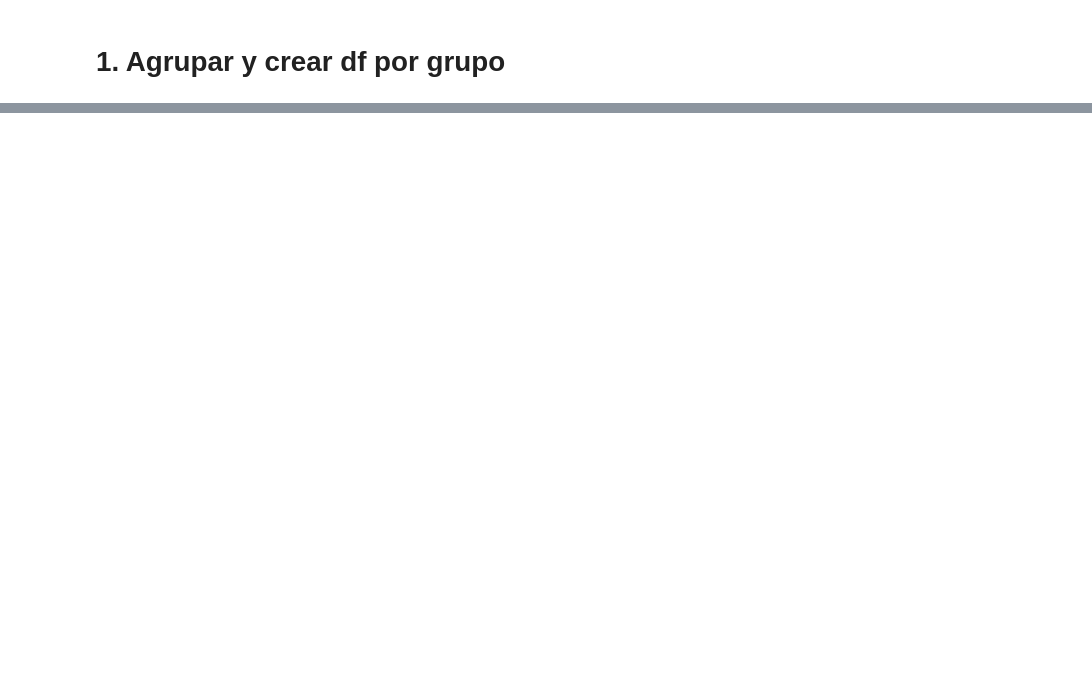
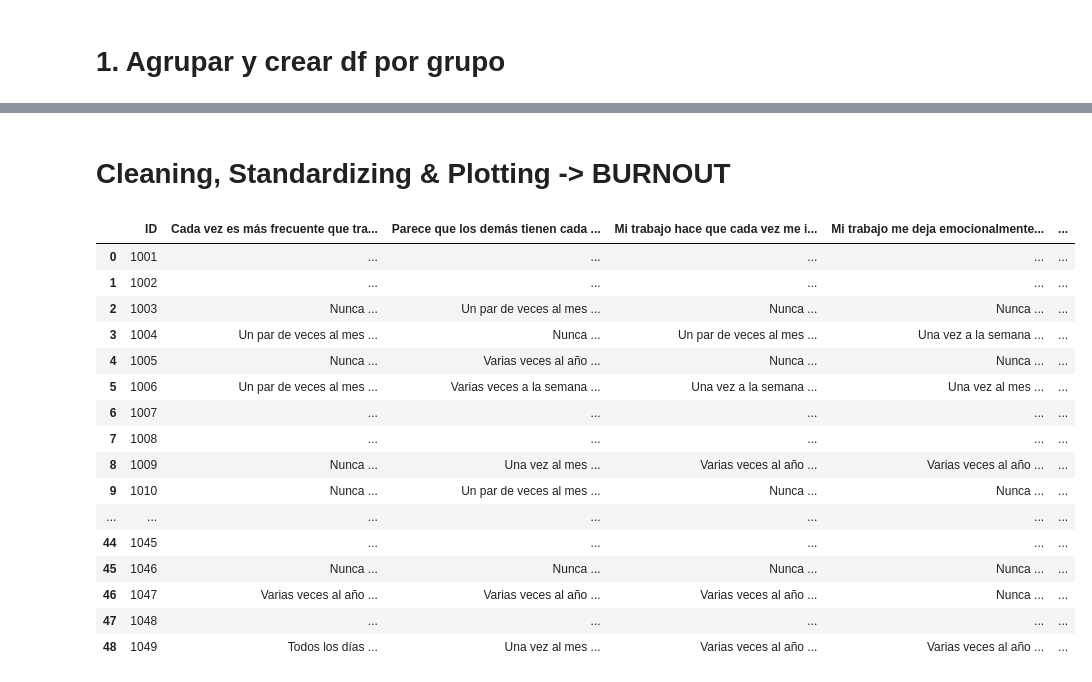
Before and after one commit to 0JCRG0/RetoCompletamente, a Jupyter notebook: DreamedJobAI/Reto_1.ipynb, the cells around one changed output, grey strips where cells are left out. Saved outputs shown, nothing was run; the diff lists cells and outputs as text; code cells hidden in the pictures; blank space fills up the shorter version.

```diff
--- a/DreamedJobAI/Reto_1.ipynb
+++ b/DreamedJobAI/Reto_1.ipynb
@@ -534,0 +357,23 @@ plot(fig, filename='scatter_plot.html')
+# %% [markdown]
+# Cleaning, Standardizing & Plotting -> BURNOUT
+# %%
+burnout_formulario_df = burnout_df.copy()
+burnout_formulario_df
+# %% [output]
+|  | ID | Cada vez es más frecuente que tra... | Parece que los demás tienen cada ... | Mi trabajo hace que cada vez me i... | Mi trabajo me deja emocionalmente... | ... |
+| 0 | 1001 | ... | ... | ... | ... | ... |
+| 1 | 1002 | ... | ... | ... | ... | ... |
+| 2 | 1003 | Nunca ... | Un par de veces al mes ... | Nunca ... | Nunca ... | ... |
+| 3 | 1004 | Un par de veces al mes ... | Nunca ... | Un par de veces al mes ... | Una vez a la semana ... | ... |
+| 4 | 1005 | Nunca ... | Varias veces al año ... | Nunca ... | Nunca ... | ... |
+| 5 | 1006 | Un par de veces al mes ... | Varias veces a la semana ... | Una vez a la semana ... | Una vez al mes ... | ... |
+| 6 | 1007 | ... | ... | ... | ... | ... |
+| 7 | 1008 | ... | ... | ... | ... | ... |
+| 8 | 1009 | Nunca ... | Una vez al mes ... | Varias veces al año ... | Varias veces al año ... | ... |
+| 9 | 1010 | Nunca ... | Un par de veces al mes ... | Nunca ... | Nunca ... | ... |
+| ... | ... | ... | ... | ... | ... | ... |
+| 44 | 1045 | ... | ... | ... | ... | ... |
+| 45 | 1046 | Nunca ... | Nunca ... | Nunca ... | Nunca ... | ... |
+| 46 | 1047 | Varias veces al año ... | Varias veces al año ... | Varias veces al año ... | Nunca ... | ... |
+| 47 | 1048 | ... | ... | ... | ... | ... |
+| 48 | 1049 | Todos los días ... | Una vez al mes ... | Varias veces al año ... | Varias veces al año ... | ... |
```
Also changed, not shown: parts of 66 cells of this notebook, 4 other files.
